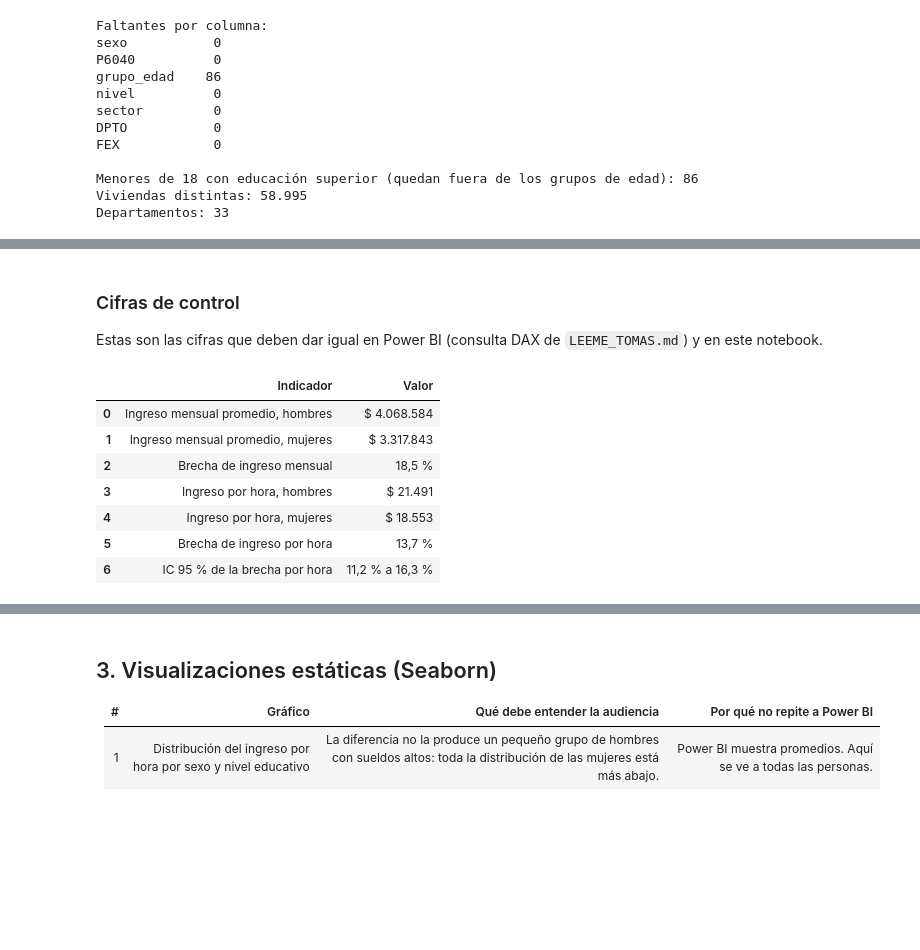
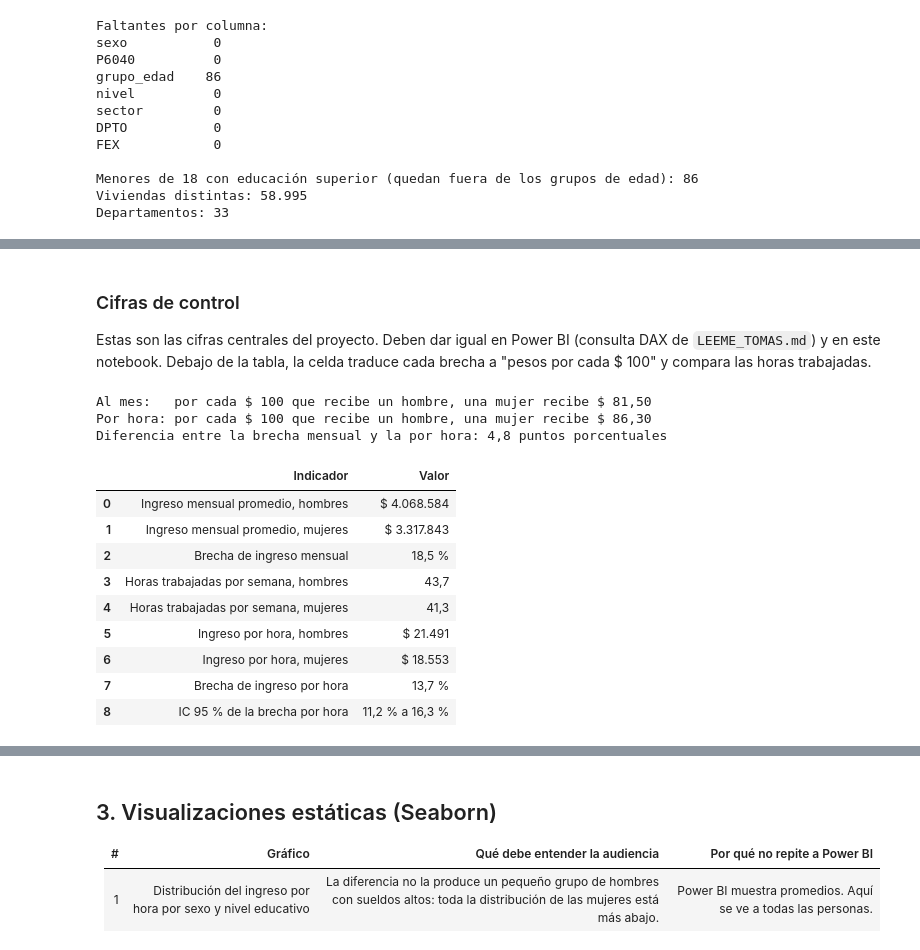
Before and after one commit to AlejandroP212/proyecto3-narrativa-visual, a Jupyter notebook: python/Equipo3_Proyecto3_Analisis.ipynb, the cells around one changed output, grey strips where cells are left out. Cells and saved outputs as stored; diff of their text form; code cells hidden in the pictures; blank space fills up the shorter version.

```diff
--- a/python/Equipo3_Proyecto3_Analisis.ipynb
+++ b/python/Equipo3_Proyecto3_Analisis.ipynb
@@ -154,7 +158,7 @@ El archivo de abril se llama distinto ("Capítulos de características…"), as
 # %%
 LLAVE = ["DIRECTORIO", "SECUENCIA_P", "HOGAR", "ORDEN", "PERIODO"]
 COLS_PERSONAS = LLAVE + ["MES", "DPTO", "P3271", "P6040", "P3042"]
-COLS_OCUPADOS = LLAVE + ["INGLABO", "P6800", "RAMA2D_R4", "FEX_C18"]
+COLS_OCUPADOS = LLAVE + ["INGLABO", "P6800", "RAMA2D_R4", "P6430", "FEX_C18"]
 
 personas, ocupados = [], []
 with zipfile.ZipFile(RUTA_ZIP) as z:
@@ -291,7 +354,7 @@ def brecha(tabla, medida=ingreso_por_hora):
     return (hombres - mujeres) / hombres * 100
 
 
-def brecha_con_intervalo(tabla, repeticiones=500, semilla=2026):
+def brecha_con_intervalo(tabla, repeticiones=500, semilla=2026, devolver_repeticiones=False):
     # Totales por vivienda y sexo: así cada repetición es una multiplicación de matrices
     sumas = (tabla.assign(I=tabla["INGLABO"] * tabla["FEX"], H=tabla["HORAS_MES"] * tabla["FEX"])
                   .groupby(["DIRECTORIO", "sexo"])[["I", "H"]].sum()
@@ -304,6 +367,8 @@ def brecha_con_intervalo(tabla, repeticiones=500, semilla=2026):
     brechas = (1 - por_hora[:, 1] / por_hora[:, 0]) * 100
 
     puntual = brecha(tabla)
+    if devolver_repeticiones:
+        return puntual, brechas
     return {
         "brecha": puntual,
         "ic_inf": np.percentile(brechas, 2.5),
@@ -321,33 +386,48 @@ def mediana_ponderada(valores, pesos):
 # %% [markdown]
 ### Cifras de control
 
-Estas son las cifras que deben dar igual en Power BI (consulta DAX de `LEEME_TOMAS.md`) y en este notebook.
+Estas son las cifras centrales del proyecto. Deben dar igual en Power BI (consulta DAX de `LEEME_TOMAS.md`) y en este notebook. Debajo de la tabla, la celda traduce cada brecha a "pesos por cada $ 100" y compara las horas trabajadas.
 # %%
 total_sup = brecha_con_intervalo(datos)
+brecha_mes = brecha(datos, ingreso_mensual)
+horas_semana = {s: np.average(datos.loc[datos.sexo == s, "P6800"], weights=datos.loc[datos.sexo == s, "FEX"])
+                for s in ORDEN_SEXO}
+
 control = pd.DataFrame({
     "Indicador": [
         "Ingreso mensual promedio, hombres", "Ingreso mensual promedio, mujeres",
-        "Brecha de ingreso mensual", "Ingreso por hora, hombres", "Ingreso por hora, mujeres",
-        "Brecha de ingreso por hora", "IC 95 % de la brecha por hora",
+        "Brecha de ingreso mensual", "Horas trabajadas por semana, hombres",
+        "Horas trabajadas por semana, mujeres", "Ingreso por hora, hombres",
+        "Ingreso por hora, mujeres", "Brecha de ingreso por hora", "IC 95 % de la brecha por hora",
     ],
     "Valor": [
         "$ " + miles(ingreso_mensual(datos[datos.sexo == "Hombre"])),
         "$ " + miles(ingreso_mensual(datos[datos.sexo == "Mujer"])),
-        pct(brecha(datos, ingreso_mensual)),
+        pct(brecha_mes),
+        f"{horas_semana['Hombre']:.1f}".replace(".", ","),
+        f"{horas_semana['Mujer']:.1f}".replace(".", ","),
         "$ " + miles(ingreso_por_hora(datos[datos.sexo == "Hombre"])),
         "$ " + miles(ingreso_por_hora(datos[datos.sexo == "Mujer"])),
         pct(total_sup["brecha"]),
         f"{pct(total_sup['ic_inf'])} a {pct(total_sup['ic_sup'])}",
     ],
 })
+print(f"Al mes:   por cada $ 100 que recibe un hombre, una mujer recibe $ {100 - round(brecha_mes, 1):.2f}".replace(".", ","))
+print(f"Por hora: por cada $ 100 que recibe un hombre, una mujer recibe $ {100 - round(total_sup['brecha'], 1):.2f}".replace(".", ","))
+print(f"Diferencia entre la brecha mensual y la por hora: {brecha_mes - total_sup['brecha']:.1f} puntos porcentuales".replace(".", ","))
 control
 # %% [output]
+Al mes:   por cada $ 100 que recibe un hombre, una mujer recibe $ 81,50
+Por hora: por cada $ 100 que recibe un hombre, una mujer recibe $ 86,30
+Diferencia entre la brecha mensual y la por hora: 4,8 puntos porcentuales
 |  | Indicador | Valor |
 | 0 | Ingreso mensual promedio, hombres | $ 4.068.584 |
 | 1 | Ingreso mensual promedio, mujeres | $ 3.317.843 |
 | 2 | Brecha de ingreso mensual | 18,5 % |
-| 3 | Ingreso por hora, hombres | $ 21.491 |
-| 4 | Ingreso por hora, mujeres | $ 18.553 |
-| 5 | Brecha de ingreso por hora | 13,7 % |
-| 6 | IC 95 % de la brecha por hora | 11,2 % a 16,3 % |
+| 3 | Horas trabajadas por semana, hombres | 43,7 |
+| 4 | Horas trabajadas por semana, mujeres | 41,3 |
+| 5 | Ingreso por hora, hombres | $ 21.491 |
+| 6 | Ingreso por hora, mujeres | $ 18.553 |
+| 7 | Brecha de ingreso por hora | 13,7 % |
+| 8 | IC 95 % de la brecha por hora | 11,2 % a 16,3 % |
 # %% [markdown]
```
Also changed, not shown: parts of 21 cells of this notebook, 2 other files.
